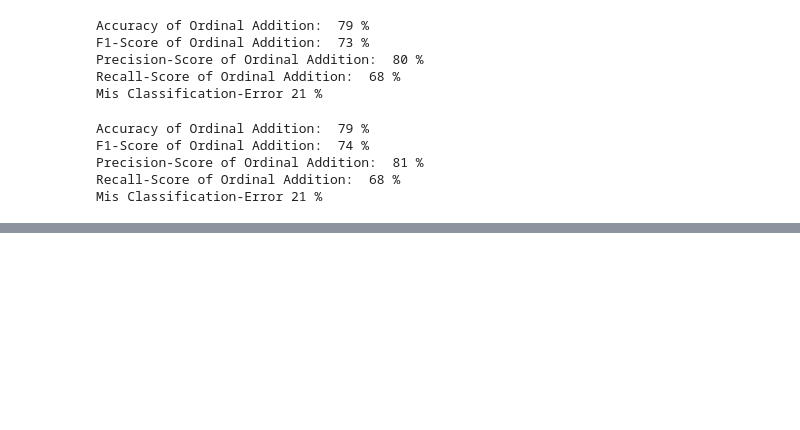
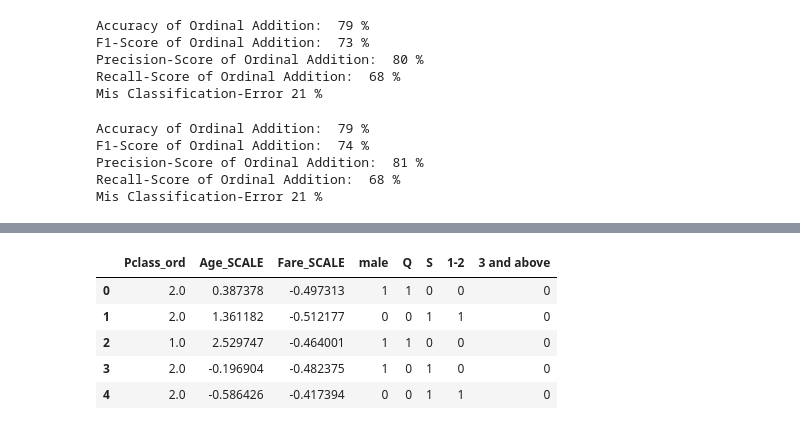
Before and after one commit to rachita27/Machine-Learning, a Jupyter notebook: Titanic Prediction.ipynb, the cells around one changed output, grey strips where cells are left out. Saved outputs shown, nothing was run; the diff lists cells and outputs as text; code cells hidden in the pictures; blank space fills up the shorter version.

```diff
--- a/Titanic Prediction.ipynb
+++ b/Titanic Prediction.ipynb
@@ -726,0 +825,9 @@ Mis Classification-Error 21 %
+# %%
+X_df_f.head()
+# %% [output]
+|  | Pclass_ord | Age_SCALE | Fare_SCALE | male | Q | S | 1-2 | 3 and above |
+| 0 | 2.0 | 0.387378 | -0.497313 | 1 | 1 | 0 | 0 | 0 |
+| 1 | 2.0 | 1.361182 | -0.512177 | 0 | 0 | 1 | 1 | 0 |
+| 2 | 1.0 | 2.529747 | -0.464001 | 1 | 1 | 0 | 0 | 0 |
+| 3 | 2.0 | -0.196904 | -0.482375 | 1 | 0 | 1 | 0 | 0 |
+| 4 | 2.0 | -0.586426 | -0.417394 | 0 | 0 | 1 | 1 | 0 |
```
Also changed, not shown: parts of 28 cells of this notebook.
